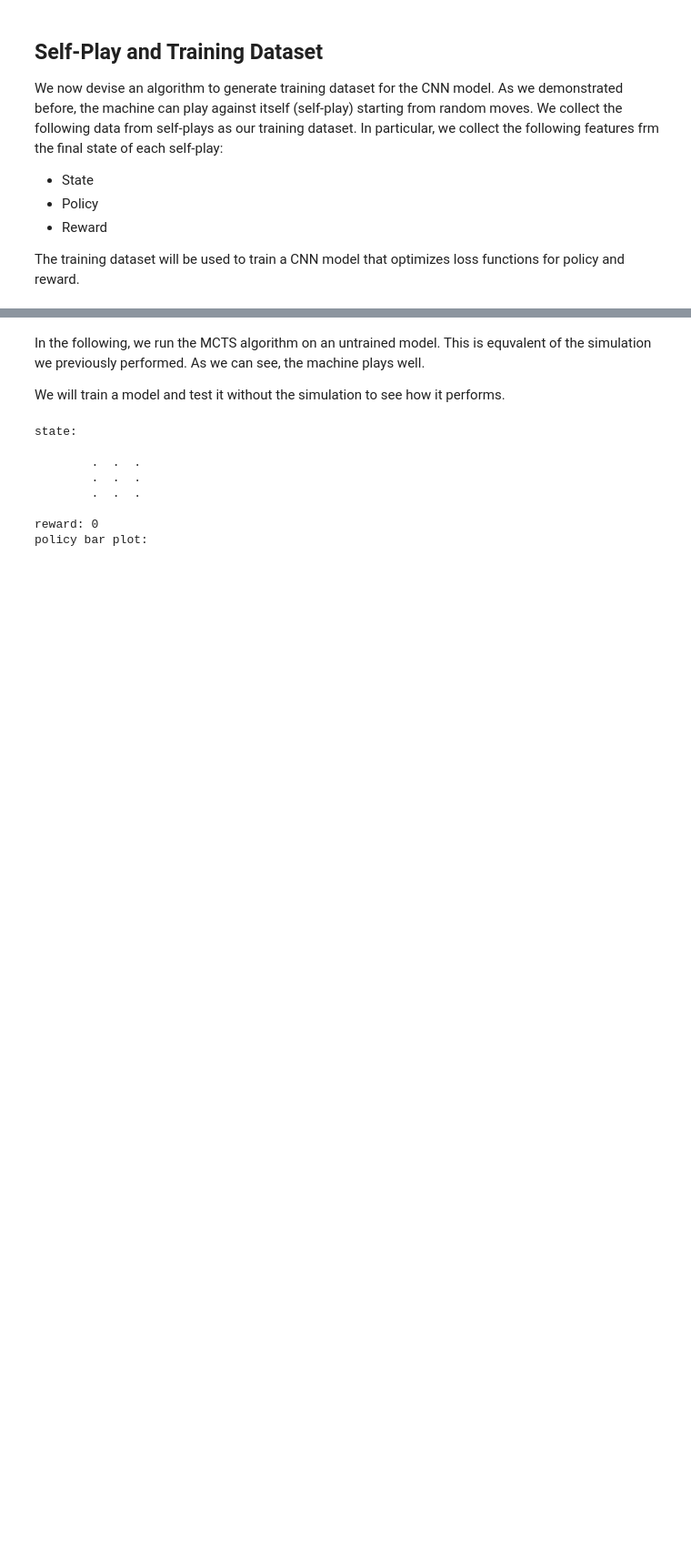
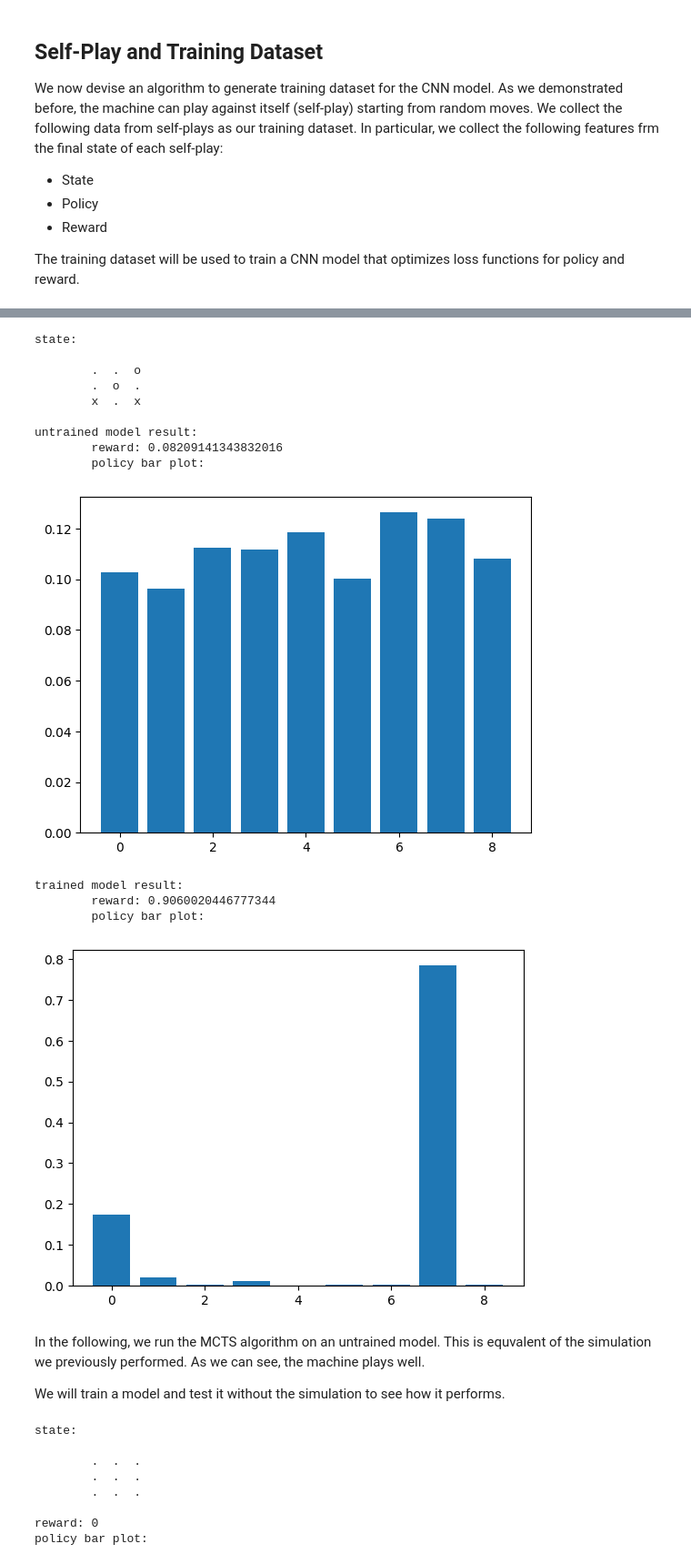
Before and after one commit to eissana/alphazero, a Jupyter notebook: tictactoe.ipynb, the cells around one changed output, grey strips where cells are left out. Shown at 91% size. Saved outputs shown, nothing was run; the diff lists cells and outputs as text; code cells hidden in the pictures; blank space fills up the shorter version.

```diff
--- a/tictactoe.ipynb
+++ b/tictactoe.ipynb
@@ -180,7 +180,7 @@ where
 </center>
 # %%
 params = {
-    "exploratin_factor": np.sqrt(2),
+    "exploratin_factor": 2 ** 0.5,
     "num_iters": 1000,
 }
 # %%
@@ -1032,3 +991,58 @@ policy bar plot:
+# %%
+def quick_model_test(model, enc_state):
+    model.eval()
+
+    policy, reward = model(enc_state)
+    policy = F.softmax(policy, dim=1).squeeze(0).detach().cpu().numpy()
+
+    print(f"\treward: {reward.item()}")
+    print("\tpolicy bar plot:")
+    plt.bar(range(len(policy)), policy)
+    plt.show()
+
+t3 = TicTacToe()
+
+state = t3.init_state()
+state = t3.next_state(state, 6, 1)
+state = t3.next_state(state, 4, -1)
+state = t3.next_state(state, 8, 1)
+state = t3.next_state(state, 2, -1)
+
+print("state:")
+print_state(state)
+
+enc_state = encode_state(state)
+enc_state = torch.tensor(enc_state, dtype=torch.float32).unsqueeze(0)
+
+model = ResNet(
+    t3.board_size,
+    embd_size=params["embd_size"],
+    hidden_size=params["hidden_size"],
+    num_blocks=params["num_blocks"],
+    params=params).to(device=params["device"])
+print("untrained model result:")
+quick_model_test(model, enc_state)
+
+model_checkpoint = torch.load(f"./models/{t3}_1000.pt")
+model.load_state_dict(model_checkpoint["model"])
+
+print("trained model result:")
+quick_model_test(model, enc_state)
+# %% [output]
+state:
+
+        .  .  o
+        .  o  .
+        x  .  x
+
+untrained model result:
+        reward: 0.08209141343832016
+        policy bar plot:
+[figure, added]
+trained model result:
+        reward: 0.9060020446777344
+        policy bar plot:
+[figure, added]
 # %% [markdown]
 In the following, we run the MCTS algorithm on an untrained model. This is equvalent of the simulation we previously performed. As we can see, the machine plays well.
 
```
Also changed, not shown: parts of 5 cells of this notebook, 4 other files.
